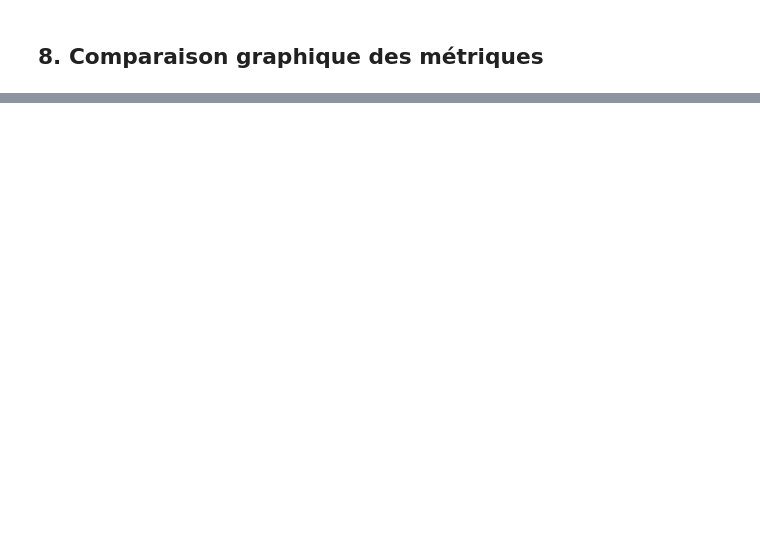
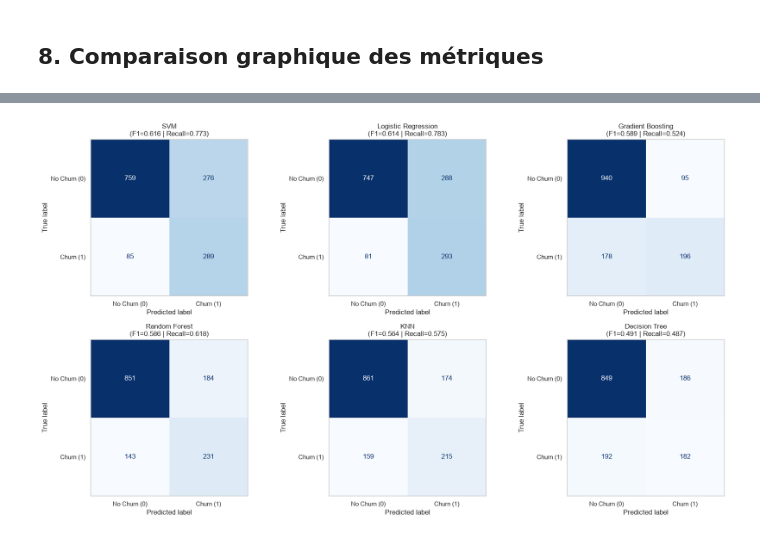
Before and after one commit to atiqaessayouti/Automl-mlops-platform, a Jupyter notebook: notebooks/04_model_evaluation_explainability.ipynb, the cells around one changed output, grey strips where cells are left out. Cells and saved outputs as stored; diff of their text form; code cells hidden in the pictures; blank space fills up the shorter version.

```diff
--- a/notebooks/04_model_evaluation_explainability.ipynb
+++ b/notebooks/04_model_evaluation_explainability.ipynb
@@ -466,19 +278,0 @@ Les modèles basés sur des arbres possèdent une propriété `feature_importanc
-# %%
-tree_models = [
-    "Decision Tree",
-    "Random Forest",
-    "Gradient Boosting"
-]
-
-for name in tree_models:
-    model = trained_models[name]
-    importance_df = pd.DataFrame({
-        "Feature": X_train.columns,
-        "Importance": model.feature_importances_
-    }).sort_values("Importance", ascending=False).head(15)
-
-    plt.figure(figsize=(9, 6))
-    sns.barplot(data=importance_df, x="Importance", y="Feature")
-    plt.title(f"Top 15 des variables importantes — {name}")
-    plt.tight_layout()
-    plt.show()
@@ -703,0 +320,37 @@ Nous avons :
+# %%
+fig, axes = plt.subplots(2, 3, figsize=(18, 10))
+axes = axes.flatten()
+
+cm_summary = []
+
+for idx, name in enumerate(evaluation_df["Model"]):
+    y_pred = predictions[name]
+    cm = confusion_matrix(y_test, y_pred)
+    tn, fp, fn, tp = cm.ravel()
+
+    disp = ConfusionMatrixDisplay(
+        confusion_matrix=cm,
+        display_labels=["No Churn (0)", "Churn (1)"]
+    )
+    disp.plot(ax=axes[idx], cmap="Blues", colorbar=False, values_format="d")
+    axes[idx].set_title(f"{name}\n(F1={evaluation_df.loc[idx, 'F1-score']:.3f} | Recall={evaluation_df.loc[idx, 'Recall']:.3f})")
+    axes[idx].grid(False)
+
+    cm_summary.append({
+        "Model": name,
+        "TN (Vrais Négatifs)": tn,
+        "FP (Faux Positifs)": fp,
+        "FN (Faux Négatifs)": fn,
+        "TP (Vrais Positifs)": tp,
+        "Taux Détection Churn (Recall %)": round(tp / (tp + fn) * 100, 2),
+        "Taux Fausse Alerte (FPR %)": round(fp / (fp + tn) * 100, 2)
+    })
+
+plt.tight_layout()
+plt.savefig(REPORTS_DIR / "confusion_matrices_6_models.png", dpi=150, bbox_inches="tight")
+plt.show()
+
+cm_df = pd.DataFrame(cm_summary)
+display(cm_df)
+# %% [output]
+[figure, added]
```
Also changed, not shown: parts of 56 cells of this notebook, 1 other file.
